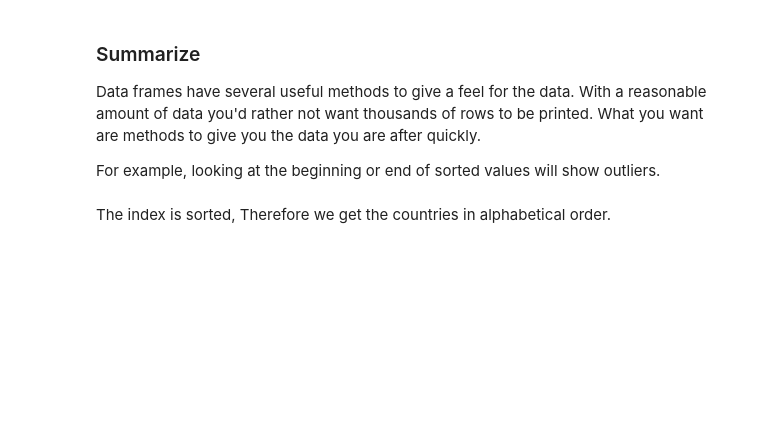
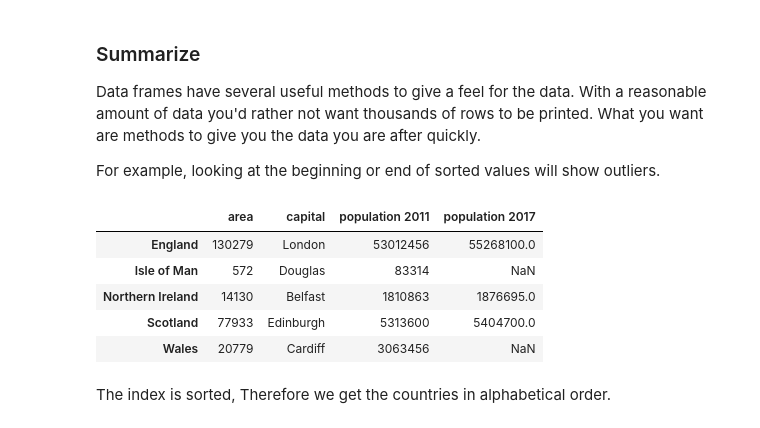
Before and after one commit to grochmal/daml, a Jupyter notebook: nb/pd-pandas-intro.ipynb, the cells around one changed output. Cells and saved outputs as stored; diff of their text form; code cells hidden in the pictures; blank space fills up the shorter version.

```diff
--- a/nb/pd-pandas-intro.ipynb
+++ b/nb/pd-pandas-intro.ipynb
@@ -411,9 +416,17 @@ For example, looking at the beginning or end of sorted values will show outliers
 # %%
 data = pd.DataFrame({'area': area,
                      'capital': capital,
                      'population 2011': population2011,
                      'population 2017': population2017},
                     index=country).sort_index()
+data
+# %% [output]
+|  | area | capital | population 2011 | population 2017 |
+| England | 130279 | London | 53012456 | 55268100.0 |
+| Isle of Man | 572 | Douglas | 83314 | NaN |
+| Northern Ireland | 14130 | Belfast | 1810863 | 1876695.0 |
+| Scotland | 77933 | Edinburgh | 5313600 | 5404700.0 |
+| Wales | 20779 | Cardiff | 3063456 | NaN |
 # %% [markdown]
 The index is sorted, Therefore we get the countries in alphabetical order.
 # %%
```
Also changed, not shown: parts of 24 cells of this notebook, 12 other files.
